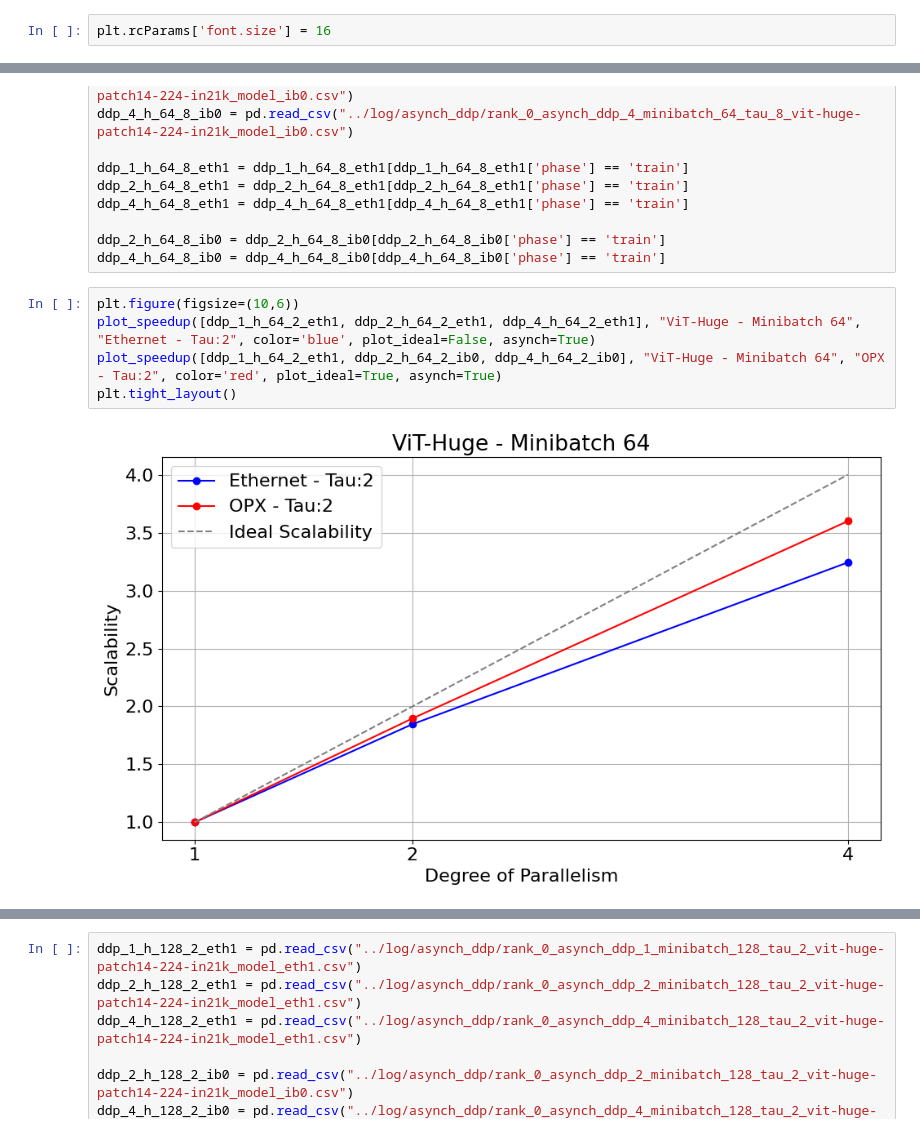
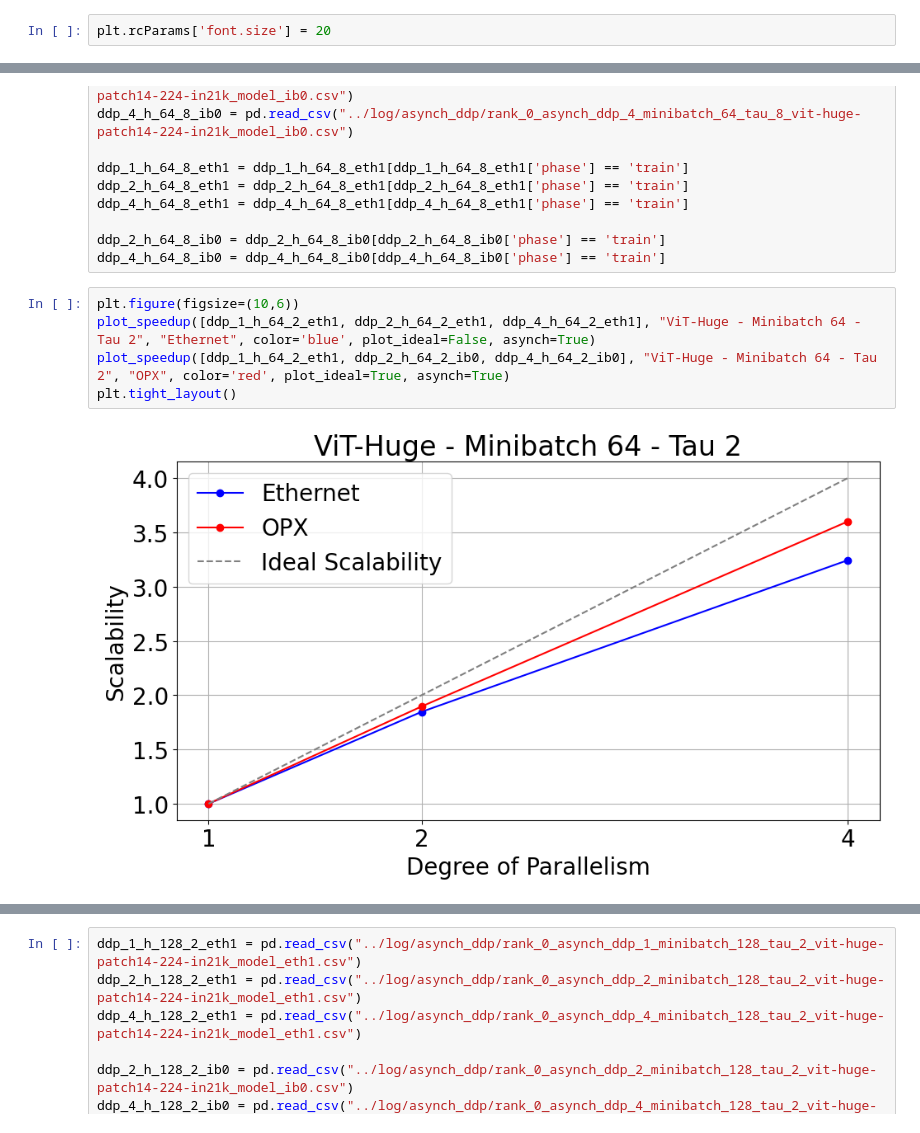
Before and after one commit to JacopoRaffi/Master_Thesis, a Jupyter notebook: analysis/ddpa.ipynb, the cells around one changed output, grey strips where cells are left out. Saved outputs shown, nothing was run; the diff lists cells and outputs as text.

```diff
--- a/analysis/ddpa.ipynb
+++ b/analysis/ddpa.ipynb
@@ -5,7 +5,7 @@ import numpy as np
 
 from plot_utils import *
 # %%
-plt.rcParams['font.size'] = 16
+plt.rcParams['font.size'] = 20
 # %% [markdown]
 ## PLOT DA FARE:
 1. Fai le curve come il sincrono e tieni i tau separati
@@ -457,10 +457,10 @@ ddp_2_h_64_8_ib0 = ddp_2_h_64_8_ib0[ddp_2_h_64_8_ib0['phase'] == 'train']
 ddp_4_h_64_8_ib0 = ddp_4_h_64_8_ib0[ddp_4_h_64_8_ib0['phase'] == 'train']
 # %%
 plt.figure(figsize=(10,6))
-plot_speedup([ddp_1_h_64_2_eth1, ddp_2_h_64_2_eth1, ddp_4_h_64_2_eth1], "ViT-Huge - Minibatch 64", "Ethernet - Tau:2", color='blue', plot_ideal=False, asynch=True)
-plot_speedup([ddp_1_h_64_2_eth1, ddp_2_h_64_2_ib0, ddp_4_h_64_2_ib0], "ViT-Huge - Minibatch 64", "OPX - Tau:2", color='red', plot_ideal=True, asynch=True)
+plot_speedup([ddp_1_h_64_2_eth1, ddp_2_h_64_2_eth1, ddp_4_h_64_2_eth1], "ViT-Huge - Minibatch 64 - Tau 2", "Ethernet", color='blue', plot_ideal=False, asynch=True)
+plot_speedup([ddp_1_h_64_2_eth1, ddp_2_h_64_2_ib0, ddp_4_h_64_2_ib0], "ViT-Huge - Minibatch 64 - Tau 2", "OPX", color='red', plot_ideal=True, asynch=True)
 plt.tight_layout()
 # %% [output]
-[figure, old version]
+[figure, new version]
 # %%
 plt.figure(figsize=(10,6))
```
Also changed, not shown: parts of 28 cells of this notebook.
